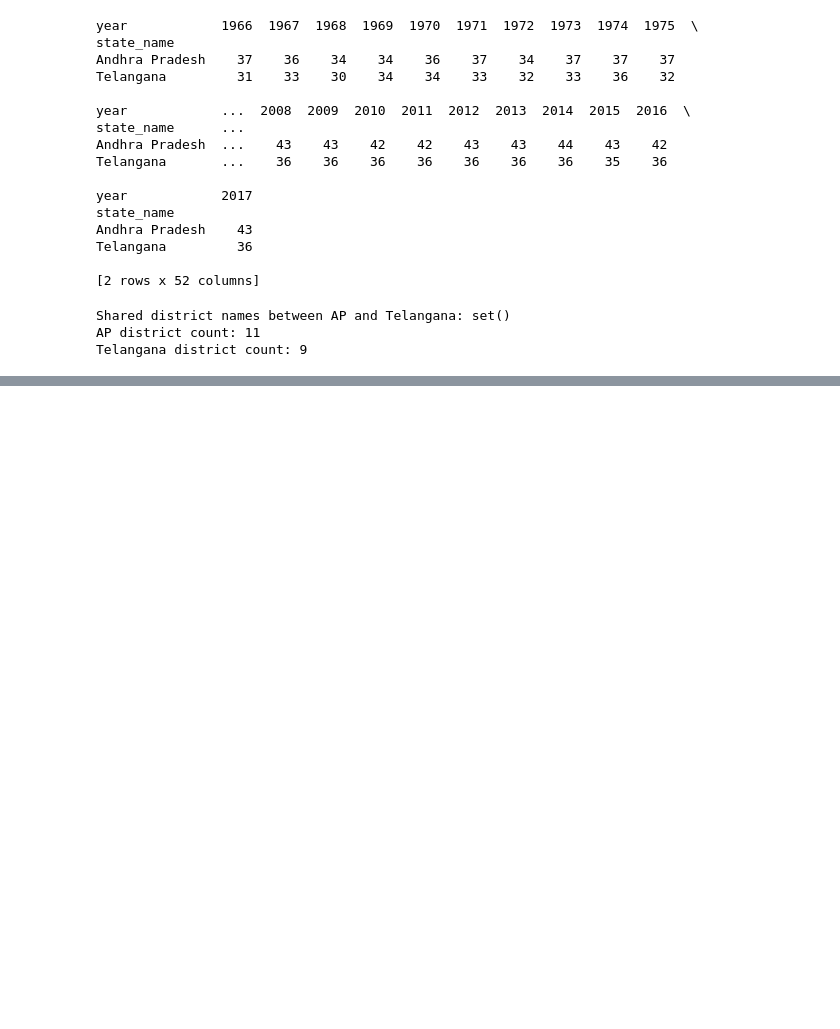
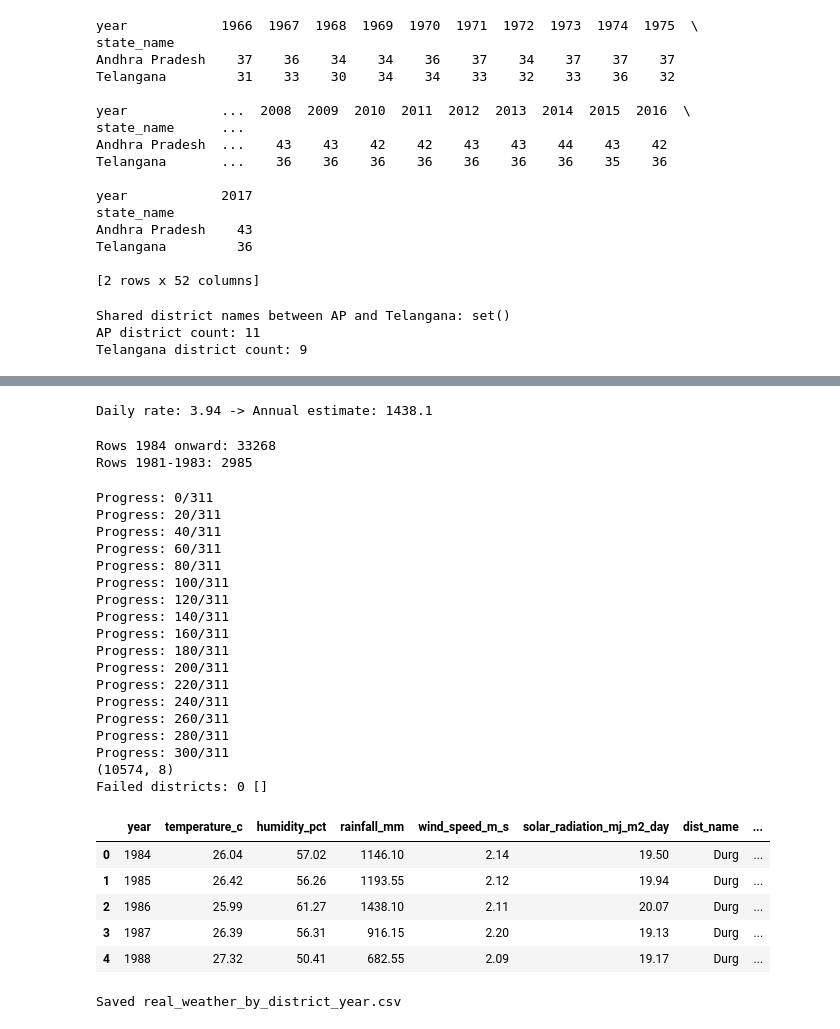
Before and after one commit to prabhavism/AgriVision-AI, a Jupyter notebook: backend/notebooks/Untitled.ipynb, the cells around one changed output, grey strips where cells are left out. Drawn from its saved outputs; the diff is of its cells as text; code cells hidden in the pictures; blank space fills up the shorter version.

```diff
--- a/backend/notebooks/Untitled.ipynb
+++ b/backend/notebooks/Untitled.ipynb
@@ -494,0 +619,4 @@ Telangana district count: 9
+# %%
+df1_recent = df1[df1['year'] >= 1981].copy()
+df1_recent.to_csv("../data/processed/dataset1_1981_onward.csv", index=False)
+print(df1_recent.shape)
@@ -494,0 +625,4 @@ Telangana district count: 9
+# %%
+districts = df1_recent[['state_name','dist_name']].drop_duplicates().reset_index(drop=True)
+print(districts.shape)
+districts.head()
@@ -494,0 +859,5 @@ Telangana district count: 9
+# %%
+# Check solar radiation availability by year
+solar_test = get_district_weather(21.1982964, 81.4007922, start_year=1981, end_year=1990)
+for row in solar_test:
+    print(row['year'], row['solar_radiation_mj_m2_day'])
@@ -494,0 +875,10 @@ Telangana district count: 9
+# %%
+print("Daily rate:", solar_test[5]['rainfall_mm'], "-> Annual estimate:", solar_test[5]['rainfall_mm'] * 365)
+# %% [output]
+Daily rate: 3.94 -> Annual estimate: 1438.1
+# %%
+print("Rows 1984 onward:", (df1_recent['year'] >= 1984).sum())
+print("Rows 1981-1983:", ((df1_recent['year'] >= 1981) & (df1_recent['year'] < 1984)).sum())
+# %% [output]
+Rows 1984 onward: 33268
+Rows 1981-1983: 2985
@@ -494,0 +918,52 @@ Telangana district count: 9
+# %%
+all_weather = []
+failed_districts = []
+
+for i, row in districts.iterrows():
+    lat, lon = row['latitude'], row['longitude']
+    weather_rows = get_district_weather(lat, lon)
+    if weather_rows is None:
+        failed_districts.append((row['dist_name'], row['state_name']))
+        continue
+    for w in weather_rows:
+        w['dist_name'] = row['dist_name']
+        w['state_name'] = row['state_name']
+        all_weather.append(w)
+    if i % 20 == 0:
+        print(f"Progress: {i}/{len(districts)}")
+    time.sleep(1)
+
+weather_df = pd.DataFrame(all_weather)
+print(weather_df.shape)
+print("Failed districts:", len(failed_districts), failed_districts)
+weather_df.head()
+# %% [output]
+Progress: 0/311
+Progress: 20/311
+Progress: 40/311
+Progress: 60/311
+Progress: 80/311
+Progress: 100/311
+Progress: 120/311
+Progress: 140/311
+Progress: 160/311
+Progress: 180/311
+Progress: 200/311
+Progress: 220/311
+Progress: 240/311
+Progress: 260/311
+Progress: 280/311
+Progress: 300/311
+(10574, 8)
+Failed districts: 0 []
+|  | year | temperature_c | humidity_pct | rainfall_mm | wind_speed_m_s | solar_radiation_mj_m2_day | dist_name | ... |
+| 0 | 1984 | 26.04 | 57.02 | 1146.10 | 2.14 | 19.50 | Durg | ... |
+| 1 | 1985 | 26.42 | 56.26 | 1193.55 | 2.12 | 19.94 | Durg | ... |
+| 2 | 1986 | 25.99 | 61.27 | 1438.10 | 2.11 | 20.07 | Durg | ... |
+| 3 | 1987 | 26.39 | 56.31 | 916.15 | 2.20 | 19.13 | Durg | ... |
+| 4 | 1988 | 27.32 | 50.41 | 682.55 | 2.09 | 19.17 | Durg | ... |
+# %%
+weather_df.to_csv("../data/processed/real_weather_by_district_year.csv", index=False)
+print("Saved real_weather_by_district_year.csv")
+# %% [output]
+Saved real_weather_by_district_year.csv
```
Also changed, not shown: parts of 23 cells of this notebook.
